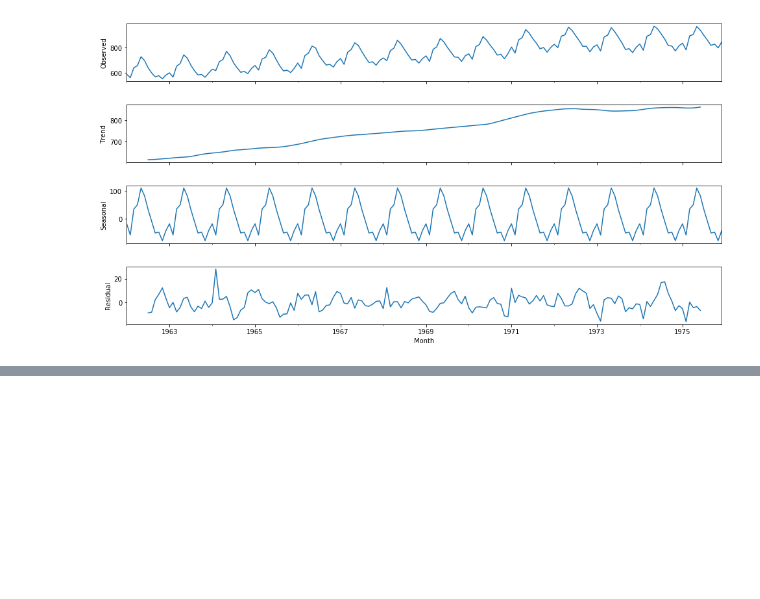
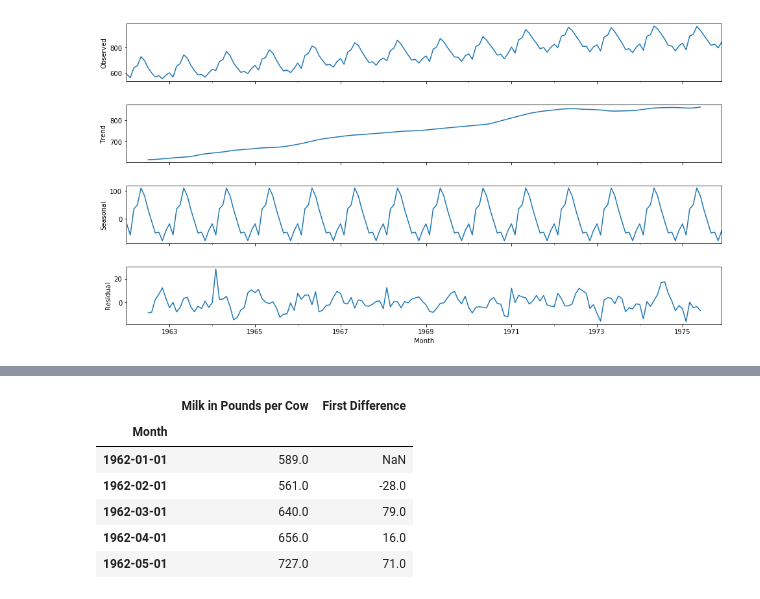
Before and after one commit to vitaliAI/Python-Source-Code, a Jupyter notebook: Time Series Analysis/Time Series.ipynb, the cells around one changed output, grey strips where cells are left out. Saved outputs shown, nothing was run; the diff lists cells and outputs as text; code cells hidden in the pictures; blank space fills up the shorter version.

```diff
--- a/Time Series Analysis/Time Series.ipynb
+++ b/Time Series Analysis/Time Series.ipynb
@@ -369,0 +414,10 @@ dec.set_size_inches(15,8)
+# %%
+df.head()
+# %% [output]
+|  | Milk in Pounds per Cow | First Difference |
+| Month |  |  |
+| 1962-01-01 | 589.0 | NaN |
+| 1962-02-01 | 561.0 | -28.0 |
+| 1962-03-01 | 640.0 | 79.0 |
+| 1962-04-01 | 656.0 | 16.0 |
+| 1962-05-01 | 727.0 | 71.0 |
```
Also changed, not shown: parts of 11 cells of this notebook.
